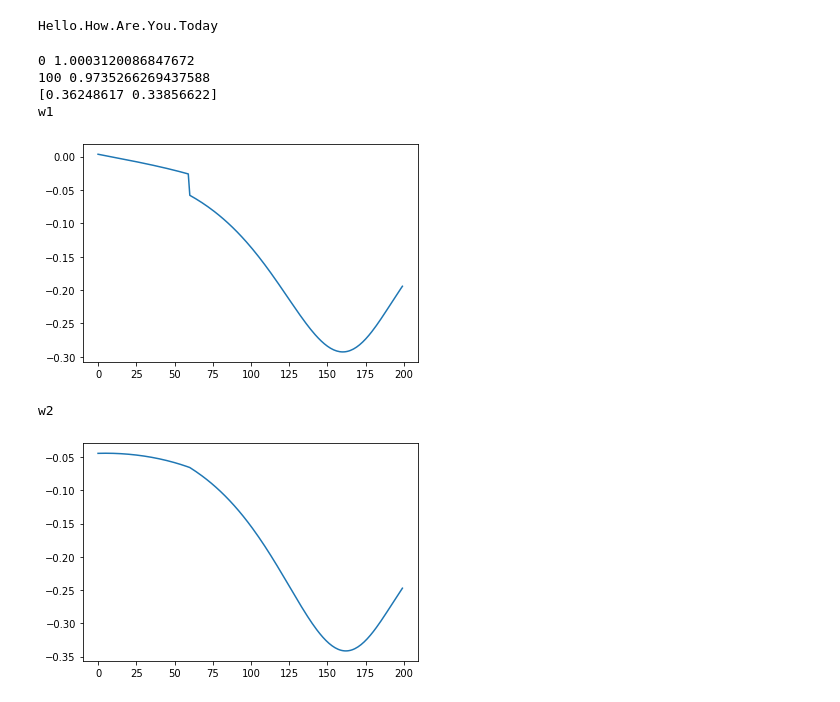
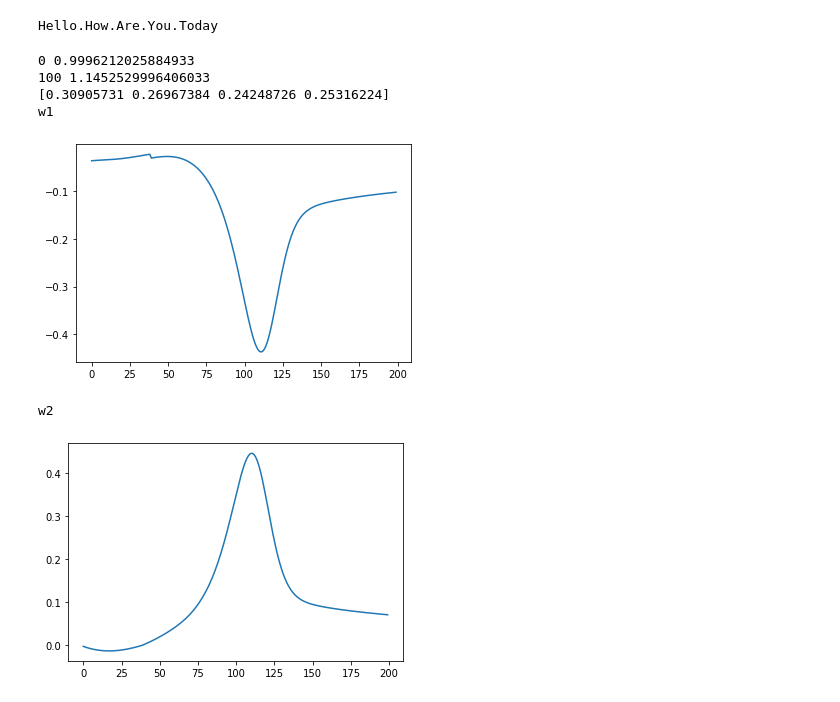
Before and after one commit to Unilmalas/TextAI, a Jupyter notebook: snippets32.ipynb, the cells around one changed output. Drawn from its saved outputs; the diff is of its cells as text; code cells hidden in the pictures.

```diff
--- a/snippets32.ipynb
+++ b/snippets32.ipynb
@@ -620,14 +620,15 @@ import numpy as np
 import matplotlib.pyplot as plt
 import random
 
-modeldim = 2
-nshown = 2
+modeldim = 4
+nshown = 4
 # N is batch size; D_in is input dimension;
 # H is hidden dimension; D_out is output dimension.
-N, D_in, H, D_out = nshown+1, modeldim, 2, modeldim
+N, D_in, H, D_out = nshown+1, modeldim, 4, modeldim
 
 inpt = np.ones(modeldim) # input
-y = range(D_out) # truth
+y = np.zeros(D_out) # truth
+y[0] = 1
 
 # Randomly initialize weights
 w1 = np.random.randn(D_in, H)*0.01
@@ -667,35 +668,35 @@ for t in range(200):
     grad_h = grad_h_relu.copy()
     grad_h[h < 0] = 0 # ReLU'
     grad_w1 = np.dot(inpt.T, grad_h)
     #print(np.shape(w2))
     #print(np.shape(grad_y_pred))
     grad_b1 = np.dot(w2, grad_y_pred.T)
 
     # Update weights
     w1 -= learning_rate * grad_w1
     w2 -= learning_rate * grad_w2
     b1 -= learning_rate * grad_b1.T[0]
     b2 -= learning_rate * grad_b2[0]
     #for param, dparam, mem in zip([w1, w2, b1, b2], [grad_w1, grad_w2, grad_b1.T[0], grad_b2[0]], [mw1, mw2, mb1, mb2]):
         #mem += dparam * dparam
         #param += -learning_rate * dparam / np.sqrt(mem + 1e-8) # adagrad update
 
     yw1.append(np.sum(grad_w1))
     yw2.append(np.sum(grad_w2))
 
 print(y_pred)
 x = range(len(yw1))
 print('w1')
 plt.plot(x, yw1)
 plt.show()
 print('w2')
 plt.plot(x, yw2)
 plt.show()
 # %% [output]
-0 1.0003120086847672
-100 0.9735266269437588
-[0.36248617 0.33856622]
+0 0.9996212025884933
+100 1.1452529996406033
+[0.30905731 0.26967384 0.24248726 0.25316224]
 w1
-[figure, old version]
+[figure, new version]
 w2
-[figure, old version]
+[figure, new version]
```
Also changed, not shown: parts of 3 cells of this notebook.
